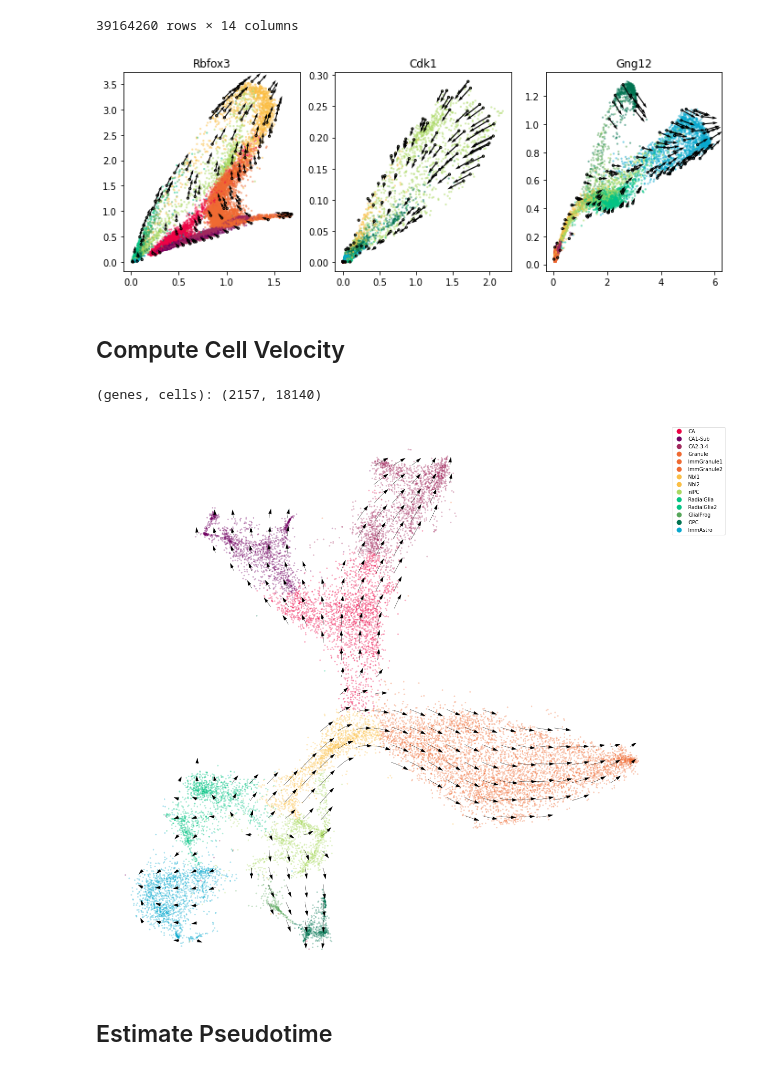
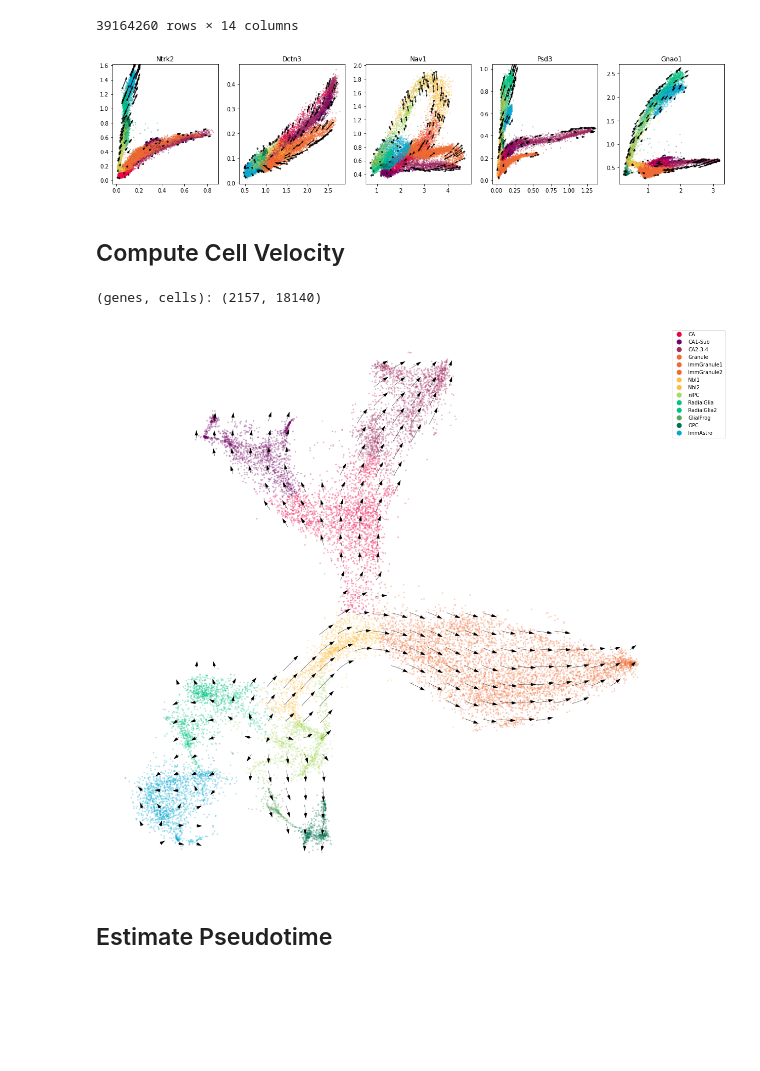
Before and after one commit to GuangyuWangLab2021/cellDancer, a Jupyter notebook: analysis/CaseStudyNotebook/Neuro_main_function-pre_sl_wq_para_renamed.ipynb, the cells around one changed output. Cells and saved outputs as stored; diff of their text form; code cells hidden in the pictures; blank space fills up the shorter version.

```diff
--- a/analysis/CaseStudyNotebook/Neuro_main_function-pre_sl_wq_para_renamed.ipynb
+++ b/analysis/CaseStudyNotebook/Neuro_main_function-pre_sl_wq_para_renamed.ipynb
@@ -170,36 +167,40 @@ cellDancer_df
 # %%
 gene_list=["Ank","Abcc8","Sulf2","Tcp11","Nfib","Ppp3ca",
         "Rbfox3","Cdk1","Gng12","Map1b","Cpe",
         "Gnao1","Pcsk2","Tmem163","Pak3","Wfdc15b",
         "Nnat","Anxa4","Actn4","Btbd17","Dcdc2a",
         "Adk","Smoc1","Mapre3","Pim2","Tspan7",
-        "Top2a","Rap1b"][6:9]
-
+        "Top2a","Rap1b"][0:5]
+gene_list=['Ntrk2','Dctn3','Nav1','Psd3',\
+           'Gnao1','Ncald','Klf7','Ank2',\
+           'Evl','Cdh13','Ppfia2','Astn1',\
+           'Nrxn1','Dcx','Prkcg','Pygb','Scn2a1',\
+            'Tbc1d16','Slc1a3','Syt11'][0:5]
 ncols=5
 
 height=math.ceil(len(gene_list)/5)*4
 fig = plt.figure(figsize=(20,height))
 # fig = plt.figure(figsize=(20,20))
 for i in range(len(gene_list)):
     ax = fig.add_subplot(math.ceil(len(gene_list)/ncols), ncols, i+1)
     cdplt.gene.scatter_gene(
         ax=ax,
         x='splice',
         y='unsplice',
         cellDancer_df=cellDancer_df,
         custom_xlim=None,
         custom_ylim=None,
         colors=colormap.colormap_neuro,
         alpha=0.5,
         s = 5,
         velocity=True,
         gene=gene_list[i])
 
     ax.set_title(gene_list[i])
 
 plt.show()
 # %% [output]
-[figure, old version]
+[figure, new version]
 # %% [markdown]
 ## Compute Cell Velocity
 # %%
@@ -232,7 +233,7 @@ ax.axis('off')
 plt.show()
 # %% [output]
 (genes, cells): (2157, 18140)
-[figure, old version]
+[figure, new version]
 # %% [markdown]
 ## Estimate Pseudotime
 # %%
```
Also changed, not shown: parts of 3 cells of this notebook.
